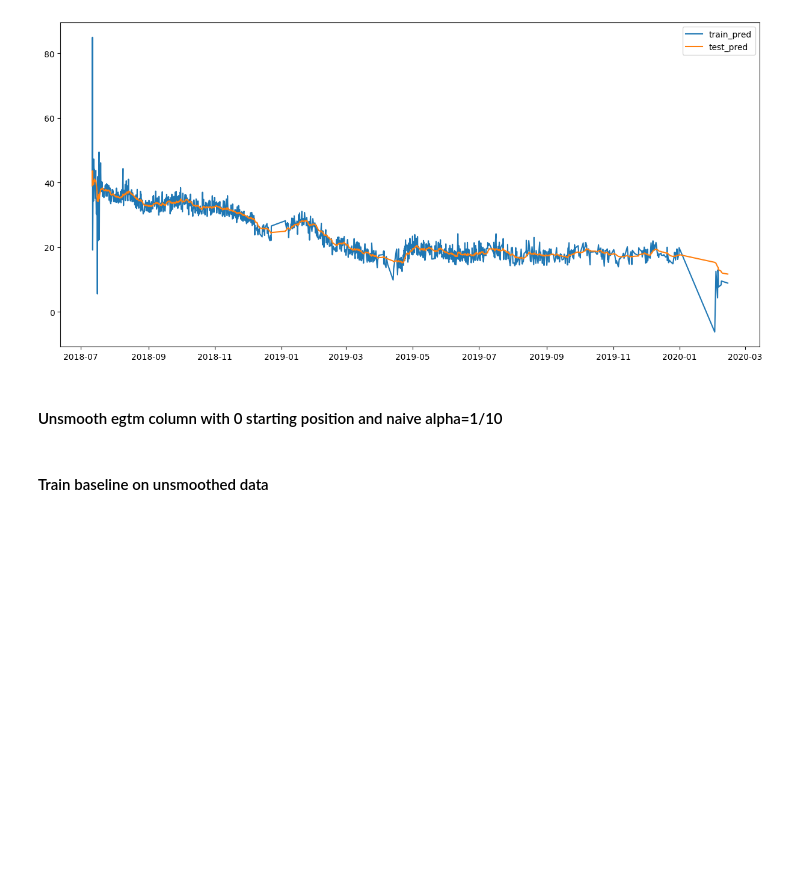
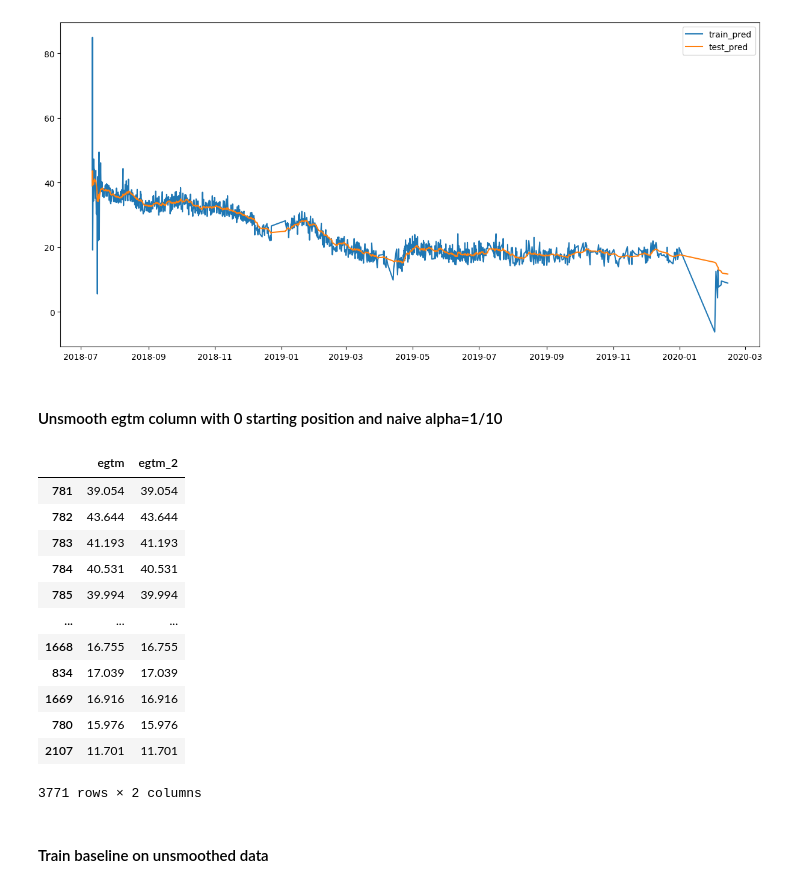
Before and after one commit to skeptlk/ecm, a Jupyter notebook: 5_jan_exp_average.ipynb, the cells around one changed output. Saved outputs shown, nothing was run; the diff lists cells and outputs as text; code cells hidden in the pictures; blank space fills up the shorter version.

```diff
--- a/5_jan_exp_average.ipynb
+++ b/5_jan_exp_average.ipynb
@@ -64,4 +69,20 @@ for ac in fleet:
     data.loc[index, 'egtm_unsmooth'] = unsmooth(data.loc[index, 'egtm'], alpha=1/10)
+# %%
+data[['egtm', 'egtm_2']]
+# %% [output]
+|  | egtm | egtm_2 |
+| 781 | 39.054 | 39.054 |
+| 782 | 43.644 | 43.644 |
+| 783 | 41.193 | 41.193 |
+| 784 | 40.531 | 40.531 |
+| 785 | 39.994 | 39.994 |
+| ... | ... | ... |
+| 1668 | 16.755 | 16.755 |
+| 834 | 17.039 | 17.039 |
+| 1669 | 16.916 | 16.916 |
+| 780 | 15.976 | 15.976 |
+| 2107 | 11.701 | 11.701 |
+3771 rows × 2 columns
 # %% [markdown]
 #### Train baseline on unsmoothed data
 # %%
```
Also changed, not shown: parts of 6 cells of this notebook, 1 other file.
